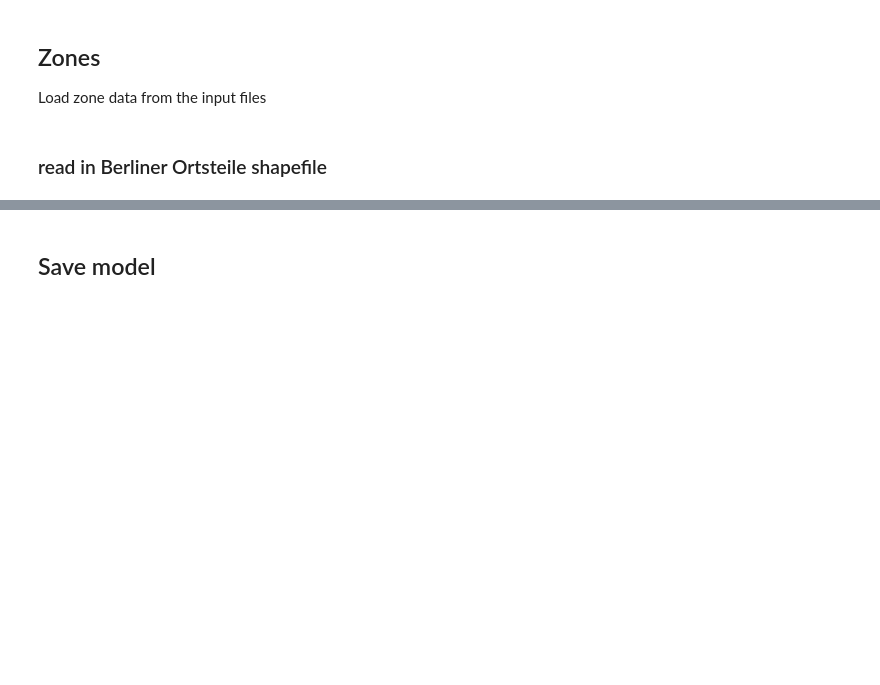
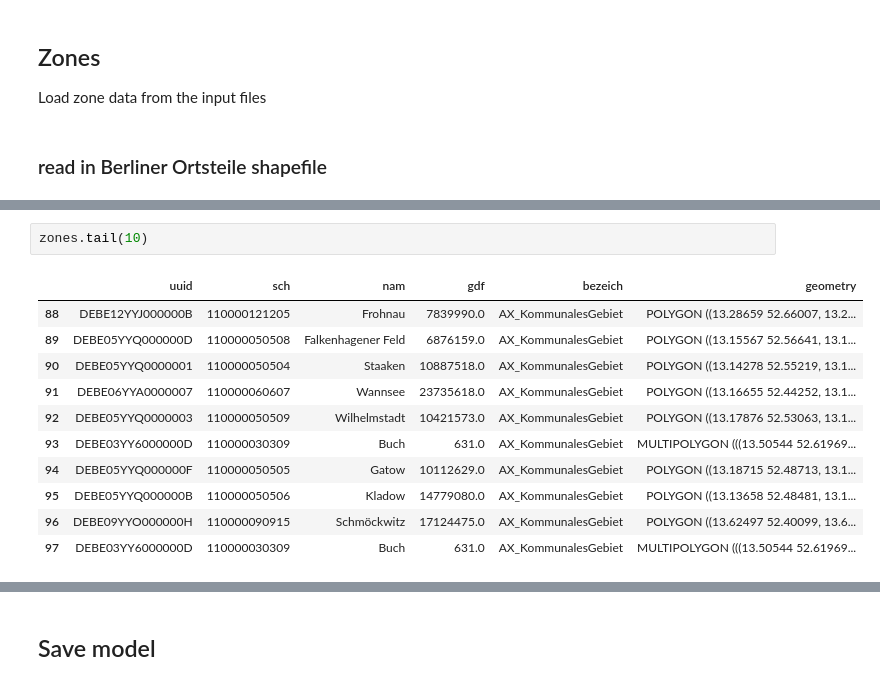
Before and after one commit to maximylius/quetzal_berlin, a Jupyter notebook: notebooks/best_version/101_p_create_zones.ipynb, the cells around one changed output, grey strips where cells are left out. Saved outputs shown, nothing was run; the diff lists cells and outputs as text; blank space fills up the shorter version.

```diff
--- a/notebooks/best_version/101_p_create_zones.ipynb
+++ b/notebooks/best_version/101_p_create_zones.ipynb
@@ -43,6 +43,20 @@ hull = unary_union([x.buffer(1e-3) for x in zones['geometry']])
 hull
 # %% [output]
 <shapely.geometry.polygon.Polygon at 0x...>
+# %%
+zones.tail(10)
+# %% [output]
+|  | uuid | sch | nam | gdf | bezeich | geometry |
+| 88 | DEBE12YYJ000000B | 110000121205 | Frohnau | 7839990.0 | AX_KommunalesGebiet | POLYGON ((13.28659 52.66007, 13.2... |
+| 89 | DEBE05YYQ000000D | 110000050508 | Falkenhagener Feld | 6876159.0 | AX_KommunalesGebiet | POLYGON ((13.15567 52.56641, 13.1... |
+| 90 | DEBE05YYQ0000001 | 110000050504 | Staaken | 10887518.0 | AX_KommunalesGebiet | POLYGON ((13.14278 52.55219, 13.1... |
+| 91 | DEBE06YYA0000007 | 110000060607 | Wannsee | 23735618.0 | AX_KommunalesGebiet | POLYGON ((13.16655 52.44252, 13.1... |
+| 92 | DEBE05YYQ0000003 | 110000050509 | Wilhelmstadt | 10421573.0 | AX_KommunalesGebiet | POLYGON ((13.17876 52.53063, 13.1... |
+| 93 | DEBE03YY6000000D | 110000030309 | Buch | 631.0 | AX_KommunalesGebiet | MULTIPOLYGON (((13.50544 52.61969... |
+| 94 | DEBE05YYQ000000F | 110000050505 | Gatow | 10112629.0 | AX_KommunalesGebiet | POLYGON ((13.18715 52.48713, 13.1... |
+| 95 | DEBE05YYQ000000B | 110000050506 | Kladow | 14779080.0 | AX_KommunalesGebiet | POLYGON ((13.13658 52.48481, 13.1... |
+| 96 | DEBE09YYO000000H | 110000090915 | Schmöckwitz | 17124475.0 | AX_KommunalesGebiet | POLYGON ((13.62497 52.40099, 13.6... |
+| 97 | DEBE03YY6000000D | 110000030309 | Buch | 631.0 | AX_KommunalesGebiet | MULTIPOLYGON (((13.50544 52.61969... |
 # %%
 # remove duplicate zone entry (Buch)
 from shapely.ops import unary_union
```
Also changed, not shown: parts of 42 cells of this notebook, 25 other files.
